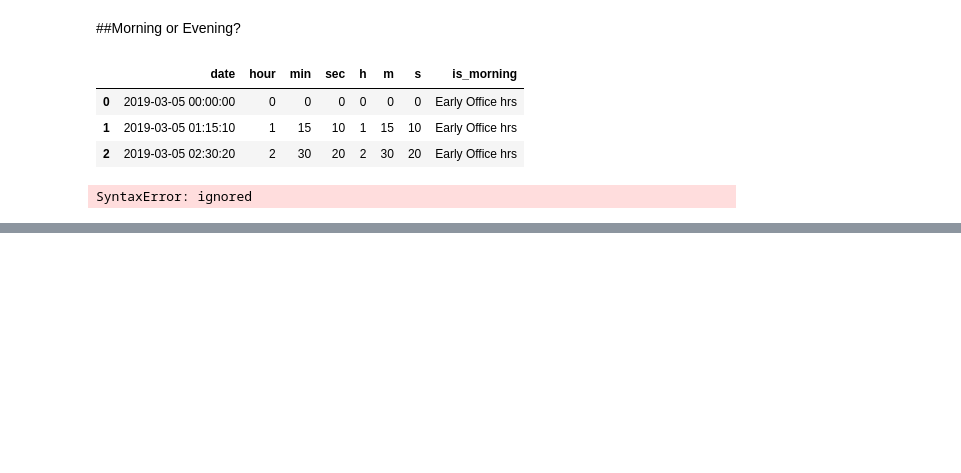
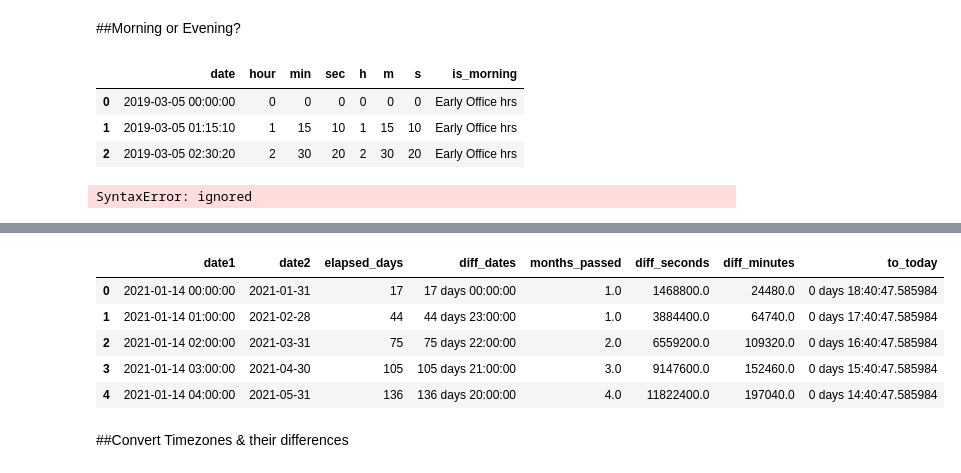
Before and after one commit to Sateesh110/Rep_ML, a Jupyter notebook: zFE_Date_Transformations.ipynb, the cells around one changed output, grey strips where cells are left out. Saved outputs shown, nothing was run; the diff lists cells and outputs as text; code cells hidden in the pictures; blank space fills up the shorter version.

```diff
--- a/zFE_Date_Transformations.ipynb
+++ b/zFE_Date_Transformations.ipynb
@@ -194,0 +199,6 @@ SyntaxError: ignored
+# %%
+rng_hr = pd.date_range('2021-01-14', periods=20, freq='H')
+rng_month = pd.date_range('2021-01-30', periods=20, freq='M')
+
+df = pd.DataFrame({'date1': rng_hr, 'date2': rng_month})
+df.head()
@@ -194,0 +212,7 @@ SyntaxError: ignored
+# %%
+# let's capture the difference in days between the 2 variables
+
+df['diff_dates'] = (df['date2'] - df['date1'])
+df['elapsed_days'] = (df['date2'] - df['date1']).dt.days
+
+df.head()
@@ -194,0 +226,6 @@ SyntaxError: ignored
+# %%
+# let's capture the difference in months between the 2 variables
+df['months_passed'] = ((df['date2'] - df['date1']) / np.timedelta64(1, 'M'))
+df['months_passed'] = np.round(df['months_passed'],0)
+
+df.head()
@@ -194,0 +239,7 @@ SyntaxError: ignored
+# %%
+# calculate difference in seconds and minutes
+
+df['diff_seconds'] = (df['date2'] - df['date1'])/np.timedelta64(1,'s')
+df['diff_minutes'] = (df['date2'] - df['date1'])/np.timedelta64(1,'m')
+
+df.head()
@@ -194,0 +253,14 @@ SyntaxError: ignored
+# %%
+# calculate difference to today
+
+df['to_today'] = (datetime.datetime.today() - df['date1'])
+df.head()
+# %% [output]
+|  | date1 | date2 | elapsed_days | diff_dates | months_passed | diff_seconds | diff_minutes | to_today |
+| 0 | 2021-01-14 00:00:00 | 2021-01-31 | 17 | 17 days 00:00:00 | 1.0 | 1468800.0 | 24480.0 | 0 days 18:40:47.585984 |
+| 1 | 2021-01-14 01:00:00 | 2021-02-28 | 44 | 44 days 23:00:00 | 1.0 | 3884400.0 | 64740.0 | 0 days 17:40:47.585984 |
+| 2 | 2021-01-14 02:00:00 | 2021-03-31 | 75 | 75 days 22:00:00 | 2.0 | 6559200.0 | 109320.0 | 0 days 16:40:47.585984 |
+| 3 | 2021-01-14 03:00:00 | 2021-04-30 | 105 | 105 days 21:00:00 | 3.0 | 9147600.0 | 152460.0 | 0 days 15:40:47.585984 |
+| 4 | 2021-01-14 04:00:00 | 2021-05-31 | 136 | 136 days 20:00:00 | 4.0 | 11822400.0 | 197040.0 | 0 days 14:40:47.585984 |
+# %% [markdown]
+##Convert Timezones & their differences
```
Also changed, not shown: parts of 11 cells of this notebook.
